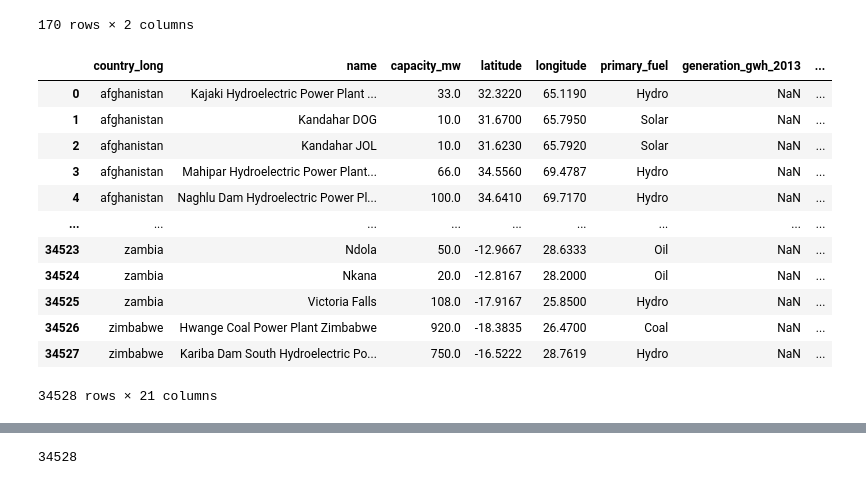
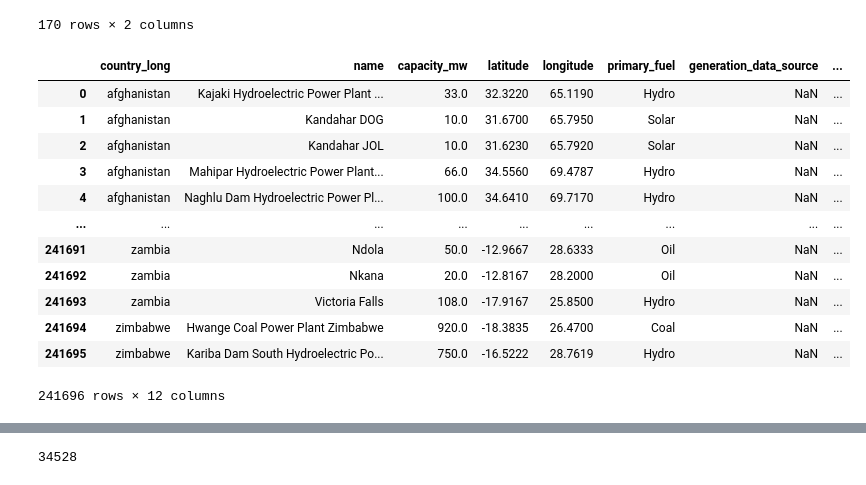
Before and after one commit to JacobTrevithick/Climate-Change-Visualizations, a Jupyter notebook: data_cleaning_pipeline.ipynb, the cells around one changed output, grey strips where cells are left out. Cells and saved outputs as stored; diff of their text form; code cells hidden in the pictures.

```diff
--- a/data_cleaning_pipeline.ipynb
+++ b/data_cleaning_pipeline.ipynb
@@ -177,0 +169,16 @@ power_plant_df.head()
+# %%
+# Now to transfer yearly columns into yearly rows.
+# This greatly reduces complexity and allows for future data to be gathered without needing to create a new column for each new year.
+
+# using .melt() to stack generated power columns into one column
+power_plant_df_gen = power_plant_df.melt(id_vars = ['country_long', 'name', 'capacity_mw', 'latitude', 'longitude', 'primary_fuel', 'generation_data_source', 'clean_energy'], value_vars=['generation_gwh_2013', 'generation_gwh_2014', 'generation_gwh_2015', 'generation_gwh_2016', 'generation_gwh_2017', 'generation_gwh_2018', 'generation_gwh_2019'], var_name='year', value_name='generated_gwh')
+
+# using .melt() to stack generated power columns into one column
+power_plant_df_est = power_plant_df.melt(id_vars = ['country_long', 'name', 'capacity_mw', 'latitude', 'longitude', 'primary_fuel', 'generation_data_source', 'clean_energy'], value_vars=['estimated_generation_gwh_2013', 'estimated_generation_gwh_2014', 'estimated_generation_gwh_2015', 'estimated_generation_gwh_2016', 'estimated_generation_gwh_2017'], var_name='year', value_name='estimated_gwh')
+
+# reformat 'year' column to match each other
+power_plant_df_gen['year'] = power_plant_df_gen['year'].apply(lambda x: x.split('_')[-1])
+power_plant_df_est['year'] = power_plant_df_est['year'].apply(lambda x: x.split('_')[-1])
+
+# merge two df's of generated and estimated data back together
+power_plant_df_2 = power_plant_df_gen.merge(power_plant_df_est, how='left', on=['country_long', 'name', 'capacity_mw', 'latitude', 'longitude', 'primary_fuel', 'generation_data_source', 'clean_energy', 'year'])
@@ -304,22 +309,22 @@ id_slice_df
 170 rows × 2 columns
 # %%
 # merge in country ids
-power_plant_id_df = power_plant_df.merge(id_slice_df, on = 'country_long', how='left')
+power_plant_id_df = power_plant_df_2.merge(id_slice_df, on = 'country_long', how='left')
 power_plant_id_df
 # %% [output]
-|  | country_long | name | capacity_mw | latitude | longitude | primary_fuel | generation_gwh_2013 | ... |
+|  | country_long | name | capacity_mw | latitude | longitude | primary_fuel | generation_data_source | ... |
 | 0 | afghanistan | Kajaki Hydroelectric Power Plant ... | 33.0 | 32.3220 | 65.1190 | Hydro | NaN | ... |
 | 1 | afghanistan | Kandahar DOG | 10.0 | 31.6700 | 65.7950 | Solar | NaN | ... |
 | 2 | afghanistan | Kandahar JOL | 10.0 | 31.6230 | 65.7920 | Solar | NaN | ... |
 | 3 | afghanistan | Mahipar Hydroelectric Power Plant... | 66.0 | 34.5560 | 69.4787 | Hydro | NaN | ... |
 | 4 | afghanistan | Naghlu Dam Hydroelectric Power Pl... | 100.0 | 34.6410 | 69.7170 | Hydro | NaN | ... |
 | ... | ... | ... | ... | ... | ... | ... | ... | ... |
-| 34523 | zambia | Ndola | 50.0 | -12.9667 | 28.6333 | Oil | NaN | ... |
-| 34524 | zambia | Nkana | 20.0 | -12.8167 | 28.2000 | Oil | NaN | ... |
-| 34525 | zambia | Victoria Falls | 108.0 | -17.9167 | 25.8500 | Hydro | NaN | ... |
-| 34526 | zimbabwe | Hwange Coal Power Plant Zimbabwe | 920.0 | -18.3835 | 26.4700 | Coal | NaN | ... |
-| 34527 | zimbabwe | Kariba Dam South Hydroelectric Po... | 750.0 | -16.5222 | 28.7619 | Hydro | NaN | ... |
+| 241691 | zambia | Ndola | 50.0 | -12.9667 | 28.6333 | Oil | NaN | ... |
+| 241692 | zambia | Nkana | 20.0 | -12.8167 | 28.2000 | Oil | NaN | ... |
+| 241693 | zambia | Victoria Falls | 108.0 | -17.9167 | 25.8500 | Hydro | NaN | ... |
+| 241694 | zimbabwe | Hwange Coal Power Plant Zimbabwe | 920.0 | -18.3835 | 26.4700 | Coal | NaN | ... |
+| 241695 | zimbabwe | Kariba Dam South Hydroelectric Po... | 750.0 | -16.5222 | 28.7619 | Hydro | NaN | ... |
-34528 rows × 21 columns
+241696 rows × 12 columns
 # %%
 # creating ids for each power plant for SQL database cleanliness
 power_plant_id_df['plant_id'] = power_plant_id_df.groupby(['name']).ngroup()
```
Also changed, not shown: parts of 27 cells of this notebook, 3 other files.
